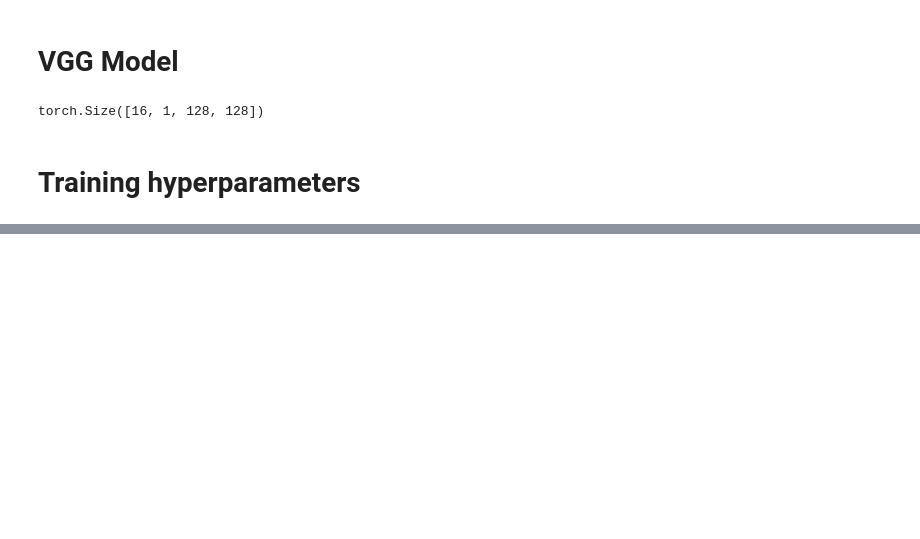
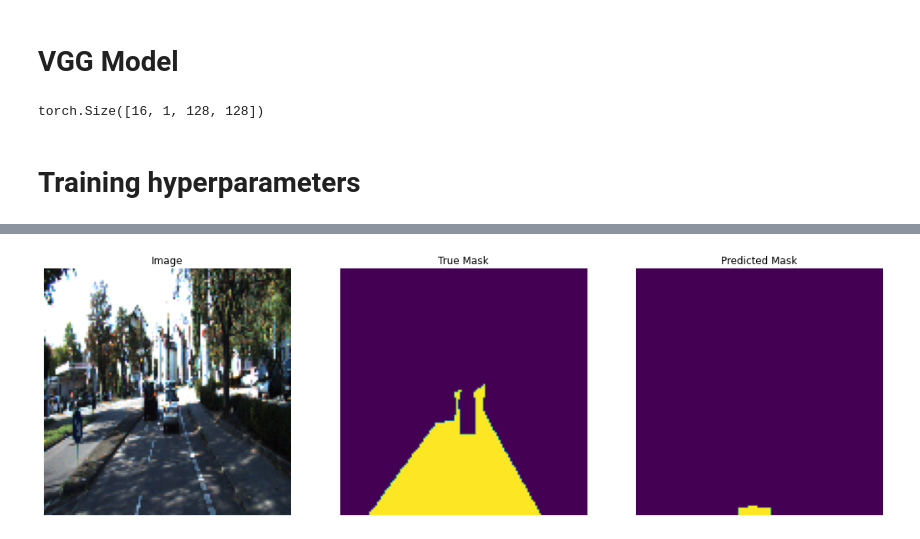
Before and after one commit to dchung117/self-driving-cars-cv, a Jupyter notebook: fcn.ipynb, the cells around one changed output, grey strips where cells are left out. Cells and saved outputs as stored; diff of their text form; code cells hidden in the pictures; blank space fills up the shorter version.

```diff
--- a/fcn.ipynb
+++ b/fcn.ipynb
@@ -288,0 +285,19 @@ loss = F.binary_cross_entropy
+# %%
+# Loss function (binary crossentropy loss)
+loss_fn = F.binary_cross_entropy
+
+# Metric (MeanIoU())
+def mean_iou(preds: torch.Tensor, labels: torch.Tensor) -> float:
+  # compute true positives, false positives, false negatives
+  n_tp = ((preds == 1) & (labels == 1)).sum(dim=(-2, -1))
+  n_fp = ((preds == 1) & (labels == 0)).sum(dim=(-2, -1))
+  n_fn = ((preds == 0) & (labels == 1)).sum(dim=(-2, -1))
+
+  # compute iou
+  iou = n_tp/(n_tp + n_fp + n_fn)
+
+  # return mean iou
+  return iou.mean().item()
+# %%
+# Optimizer
+optim = Adam(vgg16_fcn.parameters())
@@ -288,0 +362,76 @@ loss = F.binary_cross_entropy
+# %%
+EPOCHS = 200
+DISPLAY_FREQ = 50
+train_metrics = Metrics()
+val_metrics = Metrics()
+
+for i in range(EPOCHS):
+  # Train loop
+  vgg16_fcn.train()
+  train_bces = []
+  train_ious = []
+  for imgs, masks in train_dl:
+    # zero gradients
+    optim.zero_grad()
+
+    # get logits
+    logits = vgg16_fcn(imgs.to(device)).cpu()
+
+    # compute loss
+    loss = loss_fn(logits, masks.to(torch.float32))
+    train_bces.append(loss)
+
+    # compute gradients, update weights
+    loss.backward()
+    optim.step()
+
+    # get mean IoU
+    preds = get_pred_mask(logits)
+    iou = mean_iou(preds, masks)
+    train_ious.append(iou)
+
+  # Update train history
+  train_metrics.update(i, train_bces, train_ious)
+
+  # Validation
+  vgg16_fcn.eval()
+  val_bces = []
+  val_ious = []
+  with torch.inference_mode():
+    for imgs, masks in val_dl:
+      # get logits
+      logits = vgg16_fcn(imgs.to(device)).cpu()
+
+      # compute loss
+      loss = loss_fn(logits, masks.to(torch.float32))
+      val_bces.append(loss)
+
+      # get mean IoU
+      preds = get_pred_mask(logits)
+      iou = mean_iou(preds, masks)
+      val_ious.append(iou)
+
+    # Update validation history
+    val_metrics.update(i, val_bces, val_ious)
+
+  # Display results
+  if (i % DISPLAY_FREQ) == 0:
+    # Show predictions
+    t_epoch, t_bce, t_iou = train_metrics.get_recent()
+    v_epoch, v_bce, v_iou = val_metrics.get_recent()
+    print(f"""TRAIN RESULTS:
+      EPOCH: {t_epoch:0d}
+      BCELoss: {t_bce:.3f}
+      MeanIoU: {t_iou:.3f}""")
+    print()
+
+    print(f"""VALIDATION RESULTS:
+      EPOCH: {v_epoch:0d}
+      BCELoss: {v_bce:.3f}
+      MeanIoU: {v_iou:.3f}""")
+    print()
+
+    # show predictions
+    display_predictions(val_dl, 1)
+    print()
+# %% [output]
@@ -288,0 +455 @@ loss = F.binary_cross_entropy
+[figure, added]
```
Also changed, not shown: parts of 10 cells of this notebook.
